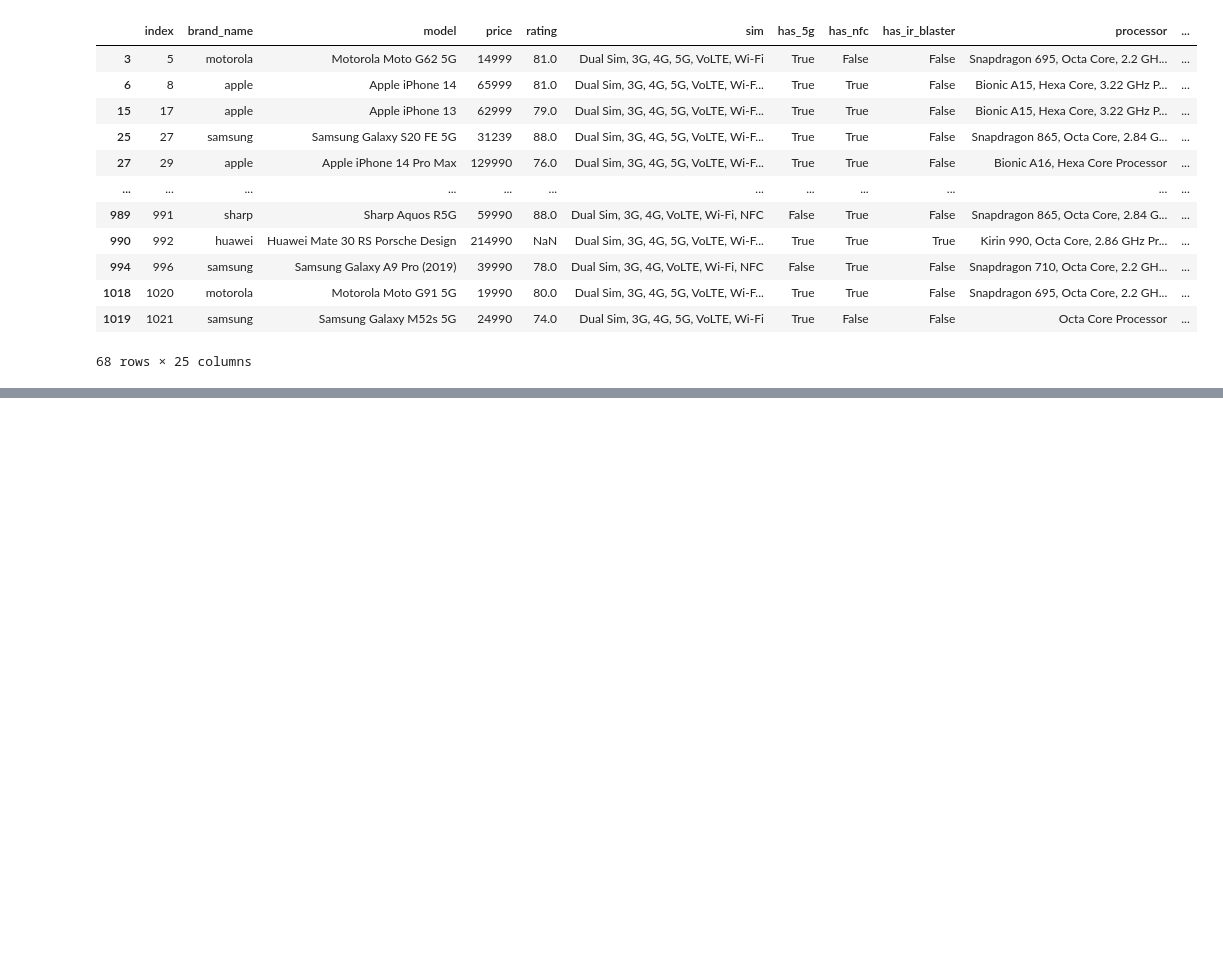
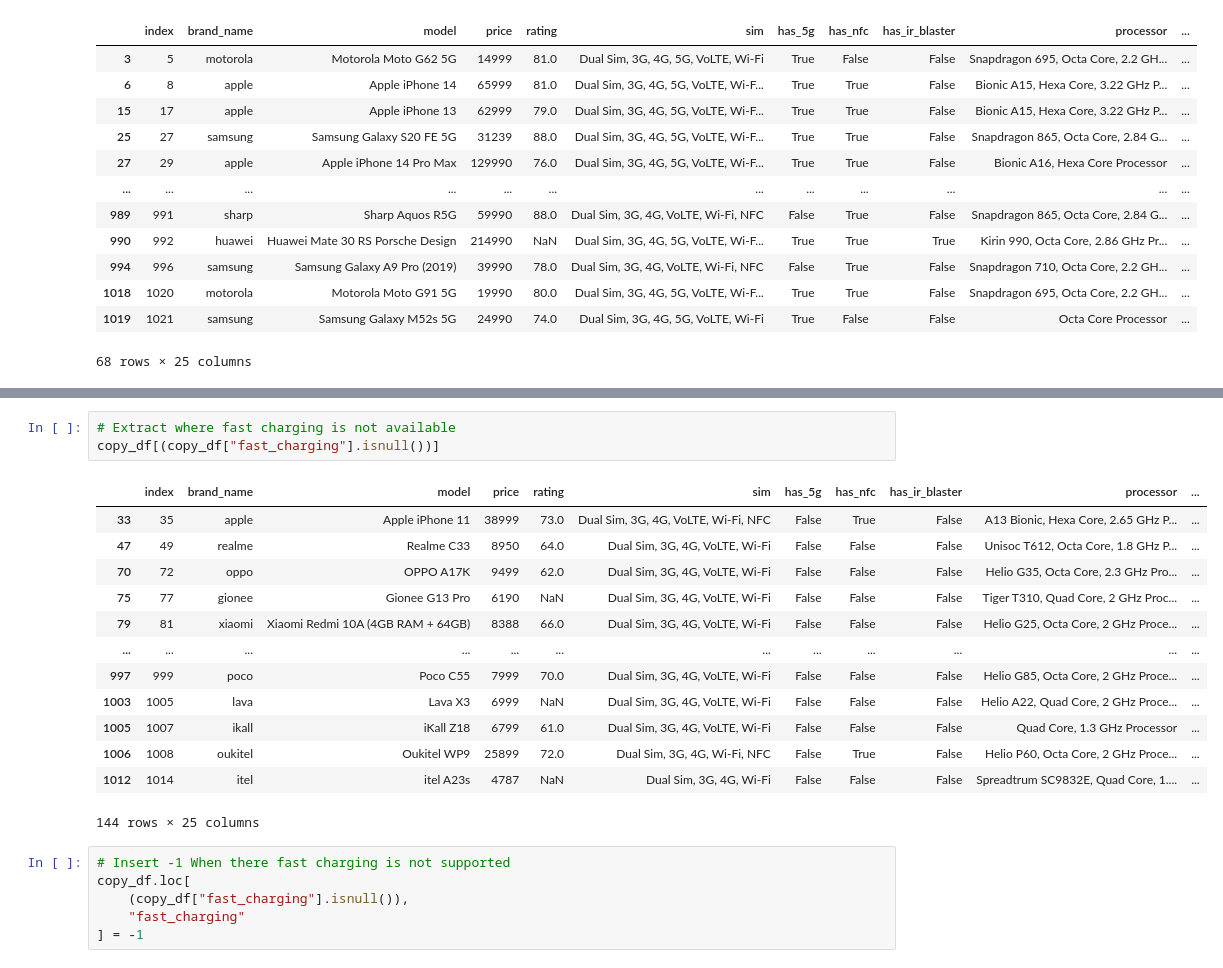
Before and after one commit to MohitMahi1/Smart-Phone-EDA-Analysis, a Jupyter notebook: SmartPhoneCleanData.ipynb, the cells around one changed output, grey strips where cells are left out. Cells and saved outputs as stored; diff of their text form; blank space fills up the shorter version.

```diff
--- a/SmartPhoneCleanData.ipynb
+++ b/SmartPhoneCleanData.ipynb
@@ -1115,0 +1123,23 @@ copy_df[(copy_df["fast_charging"].isnull()) & (copy_df["battery"].str.contains("
+# %%
+# Extract where fast charging is not available
+copy_df[(copy_df["fast_charging"].isnull())]
+# %% [output]
+|  | index | brand_name | model | price | rating | sim | has_5g | has_nfc | has_ir_blaster | processor | ... |
+| 33 | 35 | apple | Apple iPhone 11 | 38999 | 73.0 | Dual Sim, 3G, 4G, VoLTE, Wi-Fi, NFC | False | True | False | A13 Bionic, Hexa Core, 2.65 GHz P... | ... |
+| 47 | 49 | realme | Realme C33 | 8950 | 64.0 | Dual Sim, 3G, 4G, VoLTE, Wi-Fi | False | False | False | Unisoc T612, Octa Core, 1.8 GHz P... | ... |
+| 70 | 72 | oppo | OPPO A17K | 9499 | 62.0 | Dual Sim, 3G, 4G, VoLTE, Wi-Fi | False | False | False | Helio G35, Octa Core, 2.3 GHz Pro... | ... |
+| 75 | 77 | gionee | Gionee G13 Pro | 6190 | NaN | Dual Sim, 3G, 4G, VoLTE, Wi-Fi | False | False | False | Tiger T310, Quad Core, 2 GHz Proc... | ... |
+| 79 | 81 | xiaomi | Xiaomi Redmi 10A (4GB RAM + 64GB) | 8388 | 66.0 | Dual Sim, 3G, 4G, VoLTE, Wi-Fi | False | False | False | Helio G25, Octa Core, 2 GHz Proce... | ... |
+| ... | ... | ... | ... | ... | ... | ... | ... | ... | ... | ... | ... |
+| 997 | 999 | poco | Poco C55 | 7999 | 70.0 | Dual Sim, 3G, 4G, VoLTE, Wi-Fi | False | False | False | Helio G85, Octa Core, 2 GHz Proce... | ... |
+| 1003 | 1005 | lava | Lava X3 | 6999 | NaN | Dual Sim, 3G, 4G, VoLTE, Wi-Fi | False | False | False | Helio A22, Quad Core, 2 GHz Proce... | ... |
+| 1005 | 1007 | ikall | iKall Z18 | 6799 | 61.0 | Dual Sim, 3G, 4G, VoLTE, Wi-Fi | False | False | False | Quad Core, 1.3 GHz Processor | ... |
+| 1006 | 1008 | oukitel | Oukitel WP9 | 25899 | 72.0 | Dual Sim, 3G, 4G, Wi-Fi, NFC | False | True | False | Helio P60, Octa Core, 2 GHz Proce... | ... |
+| 1012 | 1014 | itel | itel A23s | 4787 | NaN | Dual Sim, 3G, 4G, Wi-Fi | False | False | False | Spreadtrum SC9832E, Quad Core, 1.... | ... |
+144 rows × 25 columns
+# %%
+# Insert -1 When there fast charging is not supported
+copy_df.loc[
+    (copy_df["fast_charging"].isnull()),
+    "fast_charging"
+] = -1
```
Also changed, not shown: parts of 31 cells of this notebook, 4 other files.
